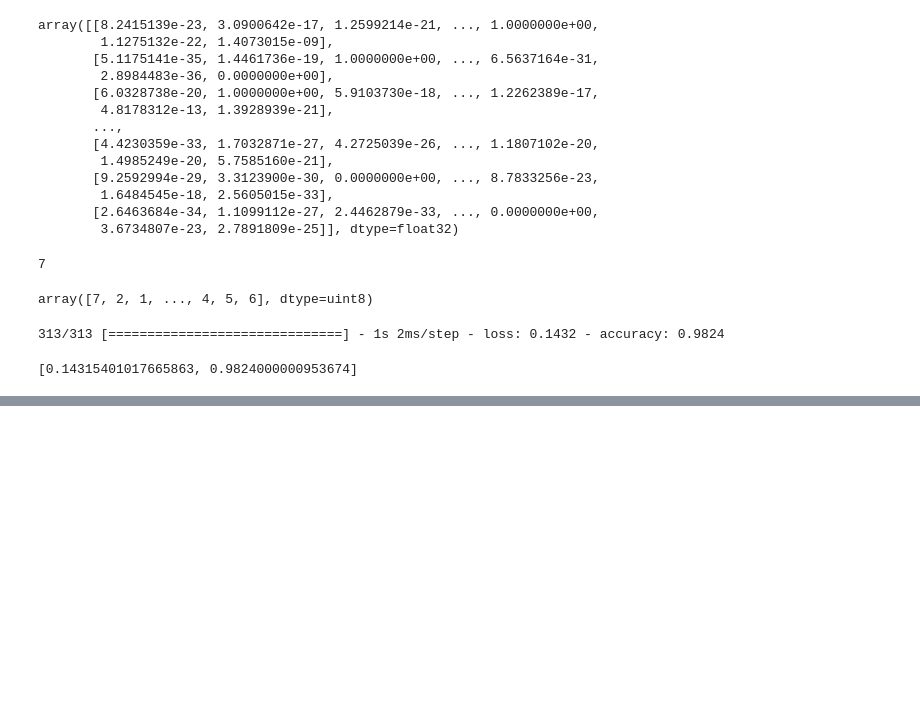
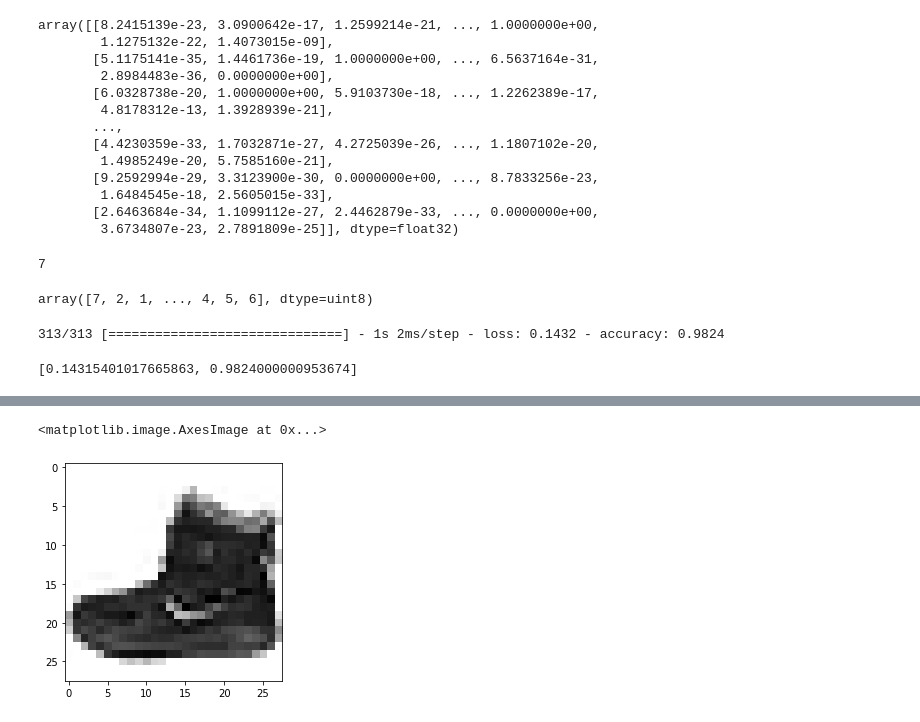
Before and after one commit to JEENAJACOB4/MLAND-DL-APPICATION, a Jupyter notebook: DL_NETWORK.ipynb, the cells around one changed output, grey strips where cells are left out. Cells and saved outputs as stored; diff of their text form; code cells hidden in the pictures; blank space fills up the shorter version.

```diff
--- a/DL_NETWORK.ipynb
+++ b/DL_NETWORK.ipynb
@@ -242,0 +314,4 @@ test_accuracy
+# %%
+fashion_mnist = keras.datasets.fashion_mnist
+# %%
+(train_images, train_labels), (test_images, test_labels) = fashion_mnist.load_data()
@@ -242,0 +343,3 @@ test_accuracy
+# %%
+train_images = train_images/255.0
+test_images = test_images/255.0
@@ -242,0 +385,5 @@ test_accuracy
+# %%
+plt.imshow(train_images[0],cmap='binary')
+# %% [output]
+<matplotlib.image.AxesImage at 0x...>
+[figure, added]
```
Also changed, not shown: parts of 37 cells of this notebook.
